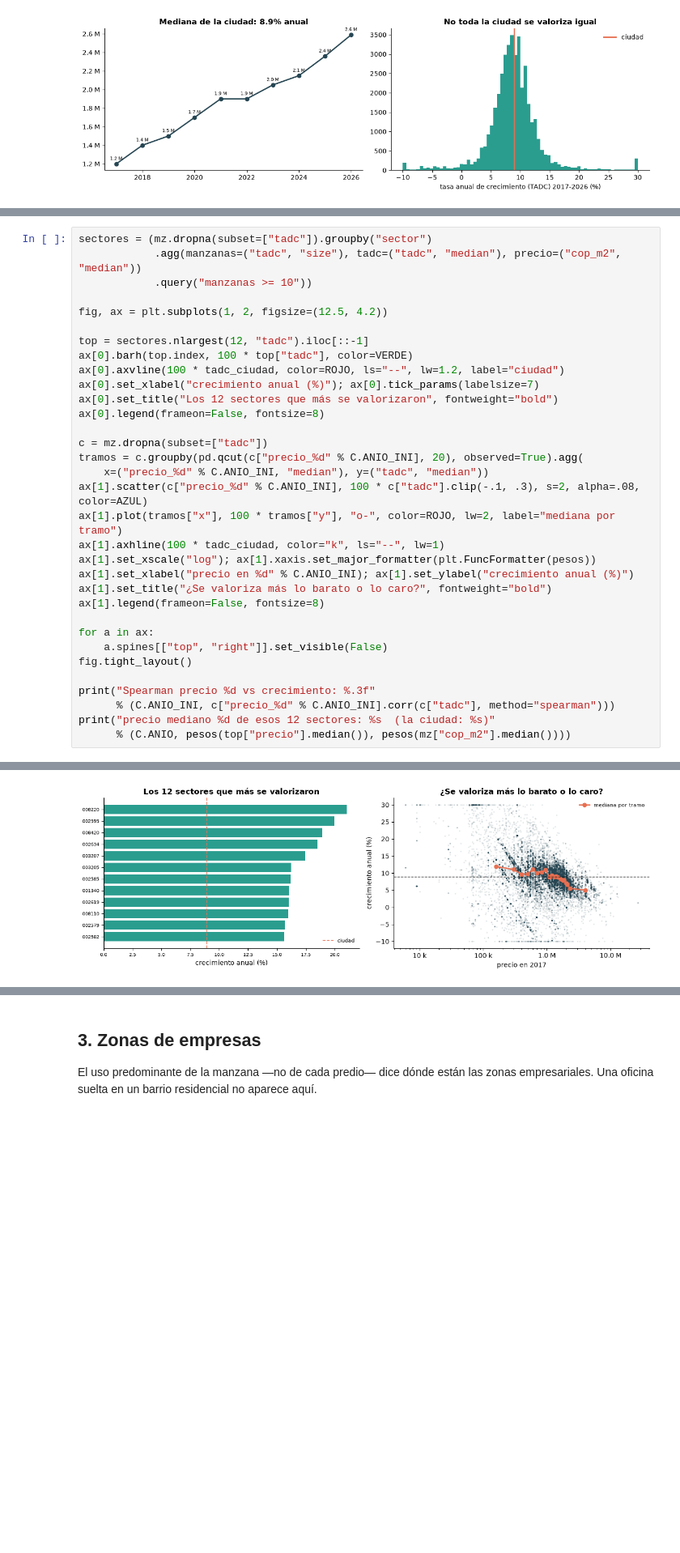
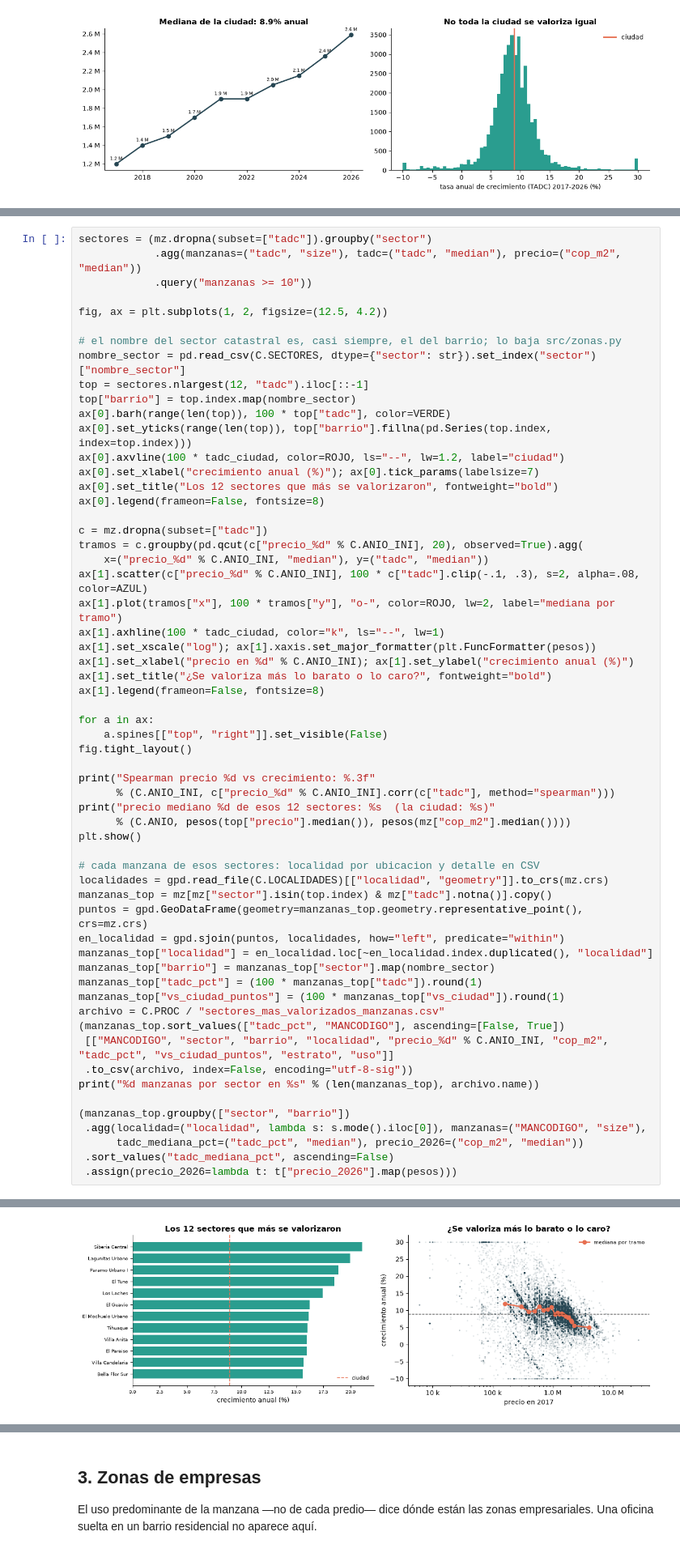
Before and after one commit to Andresdc11/Catastro_Project, a Jupyter notebook: notebooks/01_valor_suelo.ipynb, the cells around one changed output, grey strips where cells are left out. Shown at 81% size. Drawn from its saved outputs; the diff is of its cells as text; blank space fills up the shorter version.

```diff
--- a/notebooks/01_valor_suelo.ipynb
+++ b/notebooks/01_valor_suelo.ipynb
@@ -182,33 +182,59 @@ sectores = (mz.dropna(subset=["tadc"]).groupby("sector")
 
 fig, ax = plt.subplots(1, 2, figsize=(12.5, 4.2))
 
+# el nombre del sector catastral es, casi siempre, el del barrio; lo baja src/zonas.py
+nombre_sector = pd.read_csv(C.SECTORES, dtype={"sector": str}).set_index("sector")["nombre_sector"]
 top = sectores.nlargest(12, "tadc").iloc[::-1]
-ax[0].barh(top.index, 100 * top["tadc"], color=VERDE)
+top["barrio"] = top.index.map(nombre_sector)
+ax[0].barh(range(len(top)), 100 * top["tadc"], color=VERDE)
+ax[0].set_yticks(range(len(top)), top["barrio"].fillna(pd.Series(top.index, index=top.index)))
 ax[0].axvline(100 * tadc_ciudad, color=ROJO, ls="--", lw=1.2, label="ciudad")
 ax[0].set_xlabel("crecimiento anual (%)"); ax[0].tick_params(labelsize=7)
 ax[0].set_title("Los 12 sectores que más se valorizaron", fontweight="bold")
 ax[0].legend(frameon=False, fontsize=8)
 
 c = mz.dropna(subset=["tadc"])
 tramos = c.groupby(pd.qcut(c["precio_%d" % C.ANIO_INI], 20), observed=True).agg(
     x=("precio_%d" % C.ANIO_INI, "median"), y=("tadc", "median"))
 ax[1].scatter(c["precio_%d" % C.ANIO_INI], 100 * c["tadc"].clip(-.1, .3), s=2, alpha=.08, color=AZUL)
 ax[1].plot(tramos["x"], 100 * tramos["y"], "o-", color=ROJO, lw=2, label="mediana por tramo")
 ax[1].axhline(100 * tadc_ciudad, color="k", ls="--", lw=1)
 ax[1].set_xscale("log"); ax[1].xaxis.set_major_formatter(plt.FuncFormatter(pesos))
 ax[1].set_xlabel("precio en %d" % C.ANIO_INI); ax[1].set_ylabel("crecimiento anual (%)")
 ax[1].set_title("¿Se valoriza más lo barato o lo caro?", fontweight="bold")
 ax[1].legend(frameon=False, fontsize=8)
 
 for a in ax:
     a.spines[["top", "right"]].set_visible(False)
 fig.tight_layout()
 
 print("Spearman precio %d vs crecimiento: %.3f"
       % (C.ANIO_INI, c["precio_%d" % C.ANIO_INI].corr(c["tadc"], method="spearman")))
 print("precio mediano %d de esos 12 sectores: %s  (la ciudad: %s)"
       % (C.ANIO, pesos(top["precio"].median()), pesos(mz["cop_m2"].median())))
+plt.show()
+
+# cada manzana de esos sectores: localidad por ubicacion y detalle en CSV
+localidades = gpd.read_file(C.LOCALIDADES)[["localidad", "geometry"]].to_crs(mz.crs)
+manzanas_top = mz[mz["sector"].isin(top.index) & mz["tadc"].notna()].copy()
+puntos = gpd.GeoDataFrame(geometry=manzanas_top.geometry.representative_point(), crs=mz.crs)
+en_localidad = gpd.sjoin(puntos, localidades, how="left", predicate="within")
+manzanas_top["localidad"] = en_localidad.loc[~en_localidad.index.duplicated(), "localidad"]
+manzanas_top["barrio"] = manzanas_top["sector"].map(nombre_sector)
+manzanas_top["tadc_pct"] = (100 * manzanas_top["tadc"]).round(1)
+manzanas_top["vs_ciudad_puntos"] = (100 * manzanas_top["vs_ciudad"]).round(1)
+archivo = C.PROC / "sectores_mas_valorizados_manzanas.csv"
+(manzanas_top.sort_values(["tadc_pct", "MANCODIGO"], ascending=[False, True])
+ [["MANCODIGO", "sector", "barrio", "localidad", "precio_%d" % C.ANIO_INI, "cop_m2", "tadc_pct", "vs_ciudad_puntos", "estrato", "uso"]]
+ .to_csv(archivo, index=False, encoding="utf-8-sig"))
+print("%d manzanas por sector en %s" % (len(manzanas_top), archivo.name))
+
+(manzanas_top.groupby(["sector", "barrio"])
+ .agg(localidad=("localidad", lambda s: s.mode().iloc[0]), manzanas=("MANCODIGO", "size"),
+      tadc_mediana_pct=("tadc_pct", "median"), precio_2026=("cop_m2", "median"))
+ .sort_values("tadc_mediana_pct", ascending=False)
+ .assign(precio_2026=lambda t: t["precio_2026"].map(pesos)))
 # %% [output]
 Spearman precio 2017 vs crecimiento: -0.444
 precio mediano 2026 de esos 12 sectores: 1.0 M  (la ciudad: 2.6 M)
-[figure, old version]
+[figure, new version]
```
Also changed, not shown: parts of 15 cells of this notebook, 9 other files.
